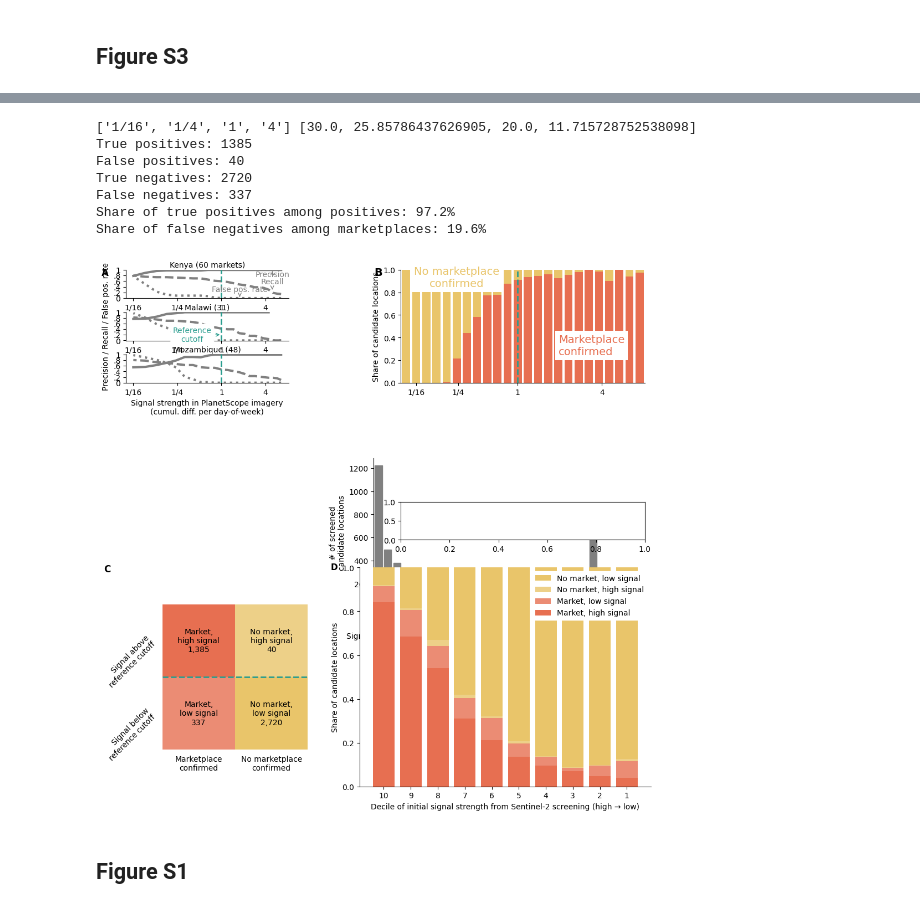
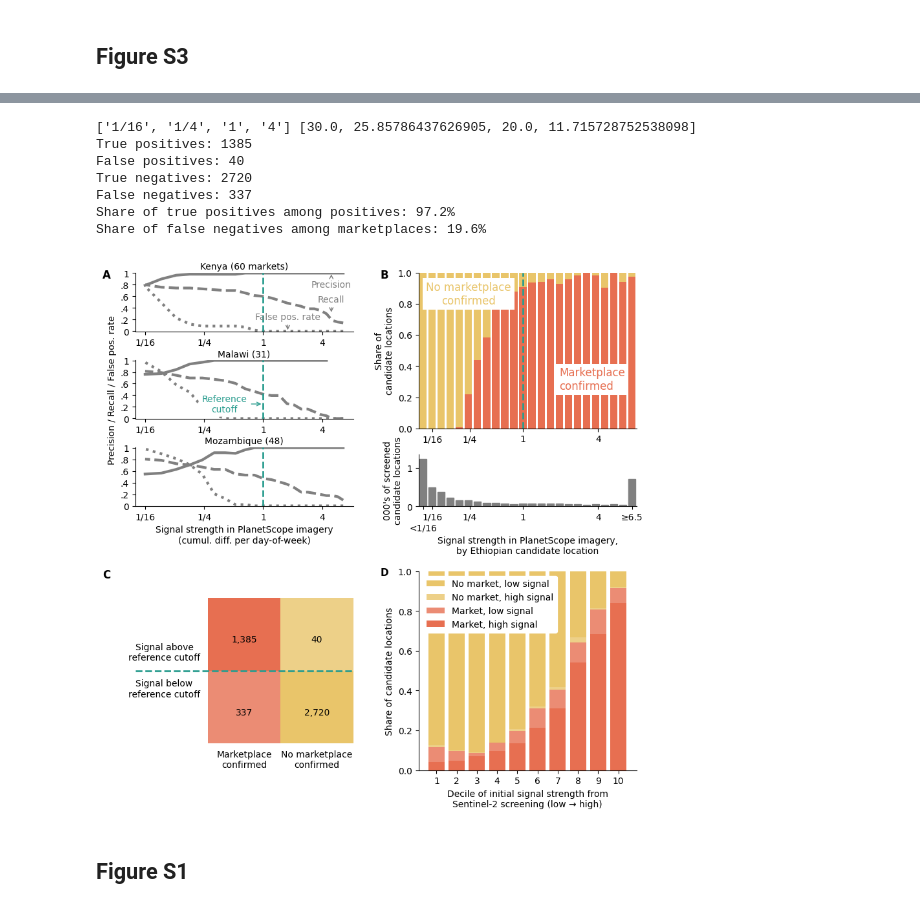
Before and after one commit to pauldingus/MAI-replication-package, a Jupyter notebook: code/figures/figures_1_2_3_t1_t2_s1_s2_s3_s5.ipynb, the cells around one changed output, grey strips where cells are left out. Cells and saved outputs as stored; diff of their text form; code cells hidden in the pictures.

```diff
--- a/code/figures/figures_1_2_3_t1_t2_s1_s2_s3_s5.ipynb
+++ b/code/figures/figures_1_2_3_t1_t2_s1_s2_s3_s5.ipynb
@@ -1484,8 +1484,8 @@ def plot_precision_recall_fpr(ax, fontsize=10):
                      arrowprops=dict(arrowstyle='->', color='gray'), fontsize=fontsize, color='gray', ha='center')
     axes[0].annotate('False pos. rate', xycoords='axes fraction', xy=(0.7, 0), xytext=(.7, .175),
                      arrowprops=dict(arrowstyle='->', color='gray'), fontsize=fontsize, color='gray', ha='center', va='bottom')
-    axes[1].annotate('Reference\ncutoff', xy=(1, 0.2),
-                     xytext=(0.4, 0.2), arrowprops=dict(arrowstyle='->', color=color2),
+    axes[1].annotate('Reference\ncutoff', xy=(1, 0.25),
+                     xytext=(0.4, 0.25), arrowprops=dict(arrowstyle='->', color=color2),
                      fontsize=fontsize, color=color2, ha='center', va='center',bbox=dict(boxstyle="round,pad=0.3", fc="white", ec="white", lw=0.5))
     axes[0].text(-0.15, 1.06, "A", transform=axes[0].transAxes, fontsize=12, fontweight="bold", va="top", ha="left")
 fig, ax = plt.subplots(figsize=(6, 8))
@@ -1874,38 +1881,57 @@ def plot_confusion_matrix_and_bar_chart(ax_bar, ax_conf):
 #fig, (ax_bar, ax_conf) = plt.subplots(1, 2, figsize=(12, 5), gridspec_kw={'width_ratios': [2, 1]})
 #plot_confusion_matrix_and_bar_chart(ax_bar, ax_conf)
 # %%
-fig = plt.figure(figsize=(10, 10), constrained_layout=True)
+from matplotlib.offsetbox import OffsetImage, AnnotationBbox
+
+import matplotlib.pyplot as plt
+from matplotlib.gridspec import GridSpec, GridSpecFromSubplotSpec
+
+fig = plt.figure(figsize=(10, 10))
 
 # 2 subfigures stacked vertically
-subfigs = fig.subfigures(2, 1, height_ratios=[1, 0.85])
+#subfigs = fig.subfigures(2, 1, height_ratios=[1, 0.85])
+outer_gs = GridSpec(2, 2, figure=fig, wspace=0.3, hspace=0.3, height_ratios=[1, .85])
+# Main outer panels
+ax_top_left  = fig.add_subplot(outer_gs[0, 0])
+ax_top_right = fig.add_subplot(outer_gs[0, 1], frame_on=False)
+ax_top_right.tick_params(left=False, bottom=False, labelleft=False, labelbottom=False)
+ax_bottom_left = fig.add_subplot(outer_gs[1, 0])
+ax_bottom_right = fig.add_subplot(outer_gs[1, 1])
+inner_gs = GridSpecFromSubplotSpec(
+    nrows=2,
+    ncols=1,
+    subplot_spec=ax_top_right.get_subplotspec(),
+    height_ratios=[3, 1],   # relative heights of upper/lower
+    hspace=0.25
+)
+
+ax_upper_right = fig.add_subplot(inner_gs[0, 0])
+ax_lower_right = fig.add_subplot(inner_gs[1, 0])
 
 # === TOP ROW ===
-ax1, ax2, ax3, _ = subfigs[0].subplots(2, 2, height_ratios=[3, 1], width_ratios=[2, 3], gridspec_kw={'hspace': 0.3, 'wspace': 0.3}).flatten()
+#ax1, ax2 = subfigs[0].subplots(1, 2, width_ratios=[2, 3])
+#subfigs[0].subplots_adjust(wspace=0.3)
 
-plot_precision_recall_fpr(ax1)
-generate_fp_fn_panel(ax2, rank_summary, ticks, color1, color3, fontsize=fontsize)
-generate_distribution(ax3)
-
-# Adjust ax3 to be just below ax2
-ax3.set_position([ax2.get_position().x0, ax2.get_position().y0 - ax2.get_position().height - 0.05, ax2.get_position().width, ax2.get_position().height])
+plot_precision_recall_fpr(ax_top_left)
+generate_distribution(ax_lower_right)
+generate_fp_fn_panel(ax_upper_right, rank_summary, ticks, color1, color3, fontsize=12)
 
 # === BOTTOM ROW ===
-ax3, ax4 = subfigs[1].subplots(1, 2, width_ratios=[2, 4])
+#ax3, ax4 = subfigs[1].subplots(1, 2, width_ratios=[2, 4])
 
 # Ensure valid handles and labels for the legend
-plot_confusion_matrix_and_bar_chart(ax4, ax3)
-
+plot_confusion_matrix_and_bar_chart(ax_bottom_right, ax_bottom_left)
 plt.savefig("graphs/fig_s3.png", dpi=300, bbox_inches='tight')
 plt.show()
 # %% [output]
 ['1/16', '1/4', '1', '4'] [30.0, 25.85786437626905, 20.0, 11.715728752538098]
 True positives: 1385
 False positives: 40
 True negatives: 2720
 False negatives: 337
 Share of true positives among positives: 97.2%
 Share of false negatives among marketplaces: 19.6%
-[figure, old version]
+[figure, new version]
 # %% [markdown]
 ## Figure S1
 # %%
```
Also changed, not shown: parts of 4 cells of this notebook, 4 other files.
